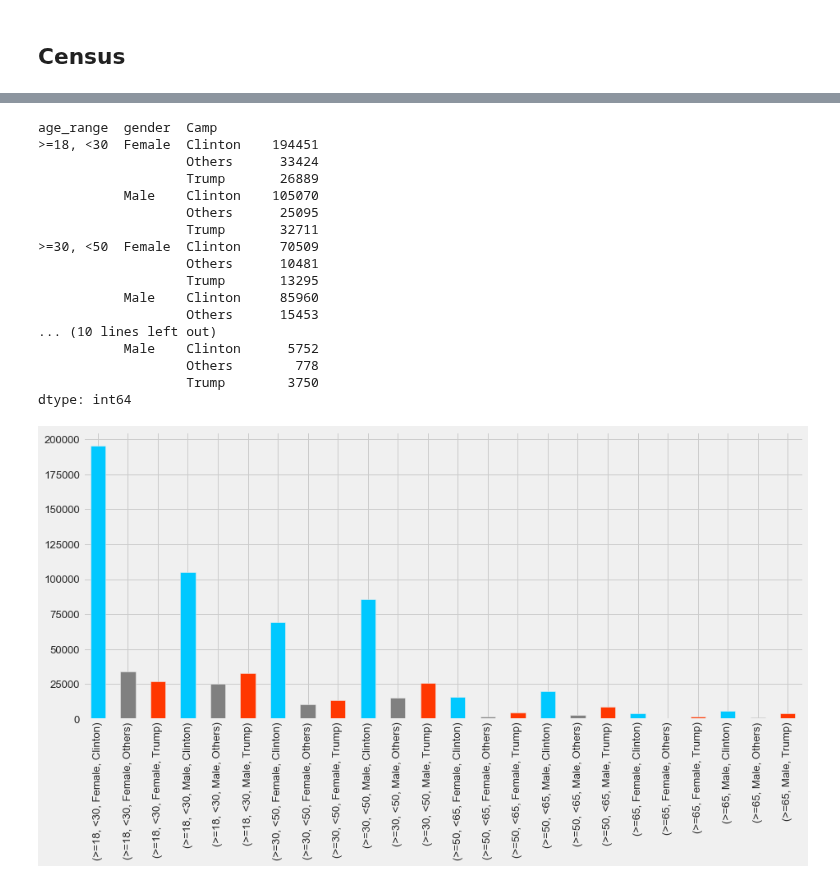
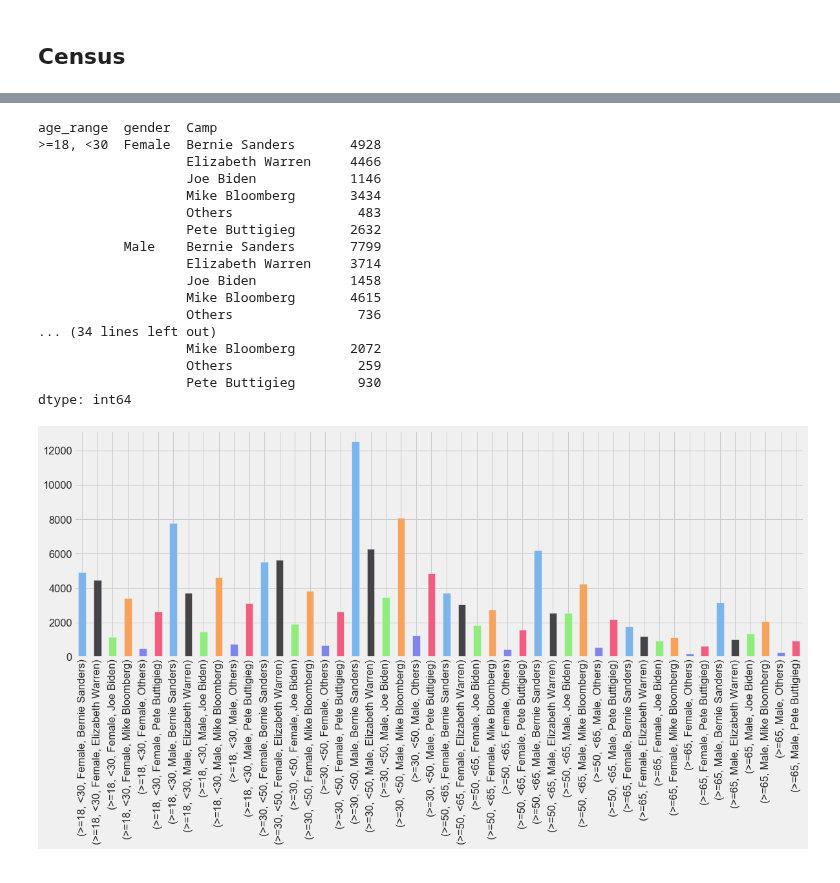
Before and after one commit to kayzhou/US_election, a Jupyter notebook: user_reweight_US.ipynb, the cells around one changed output, grey strips where cells are left out. Cells and saved outputs as stored; diff of their text form; code cells hidden in the pictures.

```diff
--- a/user_reweight_US.ipynb
+++ b/user_reweight_US.ipynb
@@ -2,0 +3,3 @@
+# %%
+from my_weapon import *
+plt.style.use('fivethirtyeight')
@@ -3,14 +19,14 @@
 # %%
 users = []
 
-for line in tqdm(open("disk/user_profile/2016election-all.json")):
+for line in tqdm(open("disk/users-face/2020-02-24.lj")):
     d = json.loads(line.strip())
     face = d["faces"][0]
     # print(face)
     age = face['attributes']["age"]["value"]
     gender = face['attributes']["gender"]["value"]
 
-    if age < 16:
+    if age < 18:
         continue
     elif age >= 18 and age < 30:
         age_range = ">=18, <30"
@@ -21,7 +37,11 @@ for line in tqdm(open("disk/user_profile/2016election-all.json")):
     elif age >= 65:
         age_range = ">=65"
 
-    users.append({"uid": d["id"], "age": age, "gender": gender, "age_range": age_range})
+    users.append({"uid": d["id"],
+                  "age": age,
+                  "gender": gender,
+                  "age_range": age_range}
+                )
 
 users = pd.DataFrame(users).set_index("uid")
 users = users[~users.index.duplicated(keep='first')]
@@ -170,6 +240,6 @@ male >=65     1525007  0.110882
 # %%
 # join the opinions
-
-users_opinion = pd.read_pickle("disk/data/df_users_remove_hillary_p=.7.pl")
+# users_opinion = pd.read_pickle("disk/users-pickle/14days-2020-02-03.pl")
+users_opinion = pd.read_pickle("disk/users-pickle/14days-2020-02-22.pl")
 # %%
 print("N of classified users:", len(users_opinion))
@@ -190,31 +277,33 @@ groups = users_v2.groupby(["age_range", "gender", "Camp"]).size()
 groups
 # %% [output]
 age_range  gender  Camp
->=18, <30  Female  Clinton    194451
-                   Others      33424
-                   Trump       26889
-           Male    Clinton    105070
-                   Others      25095
-                   Trump       32711
->=30, <50  Female  Clinton     70509
-                   Others      10481
-                   Trump       13295
-           Male    Clinton     85960
-                   Others      15453
-... (10 lines left out)
-           Male    Clinton      5752
-                   Others        778
-                   Trump        3750
+>=18, <30  Female  Bernie Sanders       4928
+                   Elizabeth Warren     4466
+                   Joe Biden            1146
+                   Mike Bloomberg       3434
+                   Others                483
+                   Pete Buttigieg       2632
+           Male    Bernie Sanders       7799
+                   Elizabeth Warren     3714
+                   Joe Biden            1458
+                   Mike Bloomberg       4615
+                   Others                736
+... (34 lines left out)
+                   Mike Bloomberg       2072
+                   Others                259
+                   Pete Buttigieg        930
 dtype: int64
 # %%
-Kc = "#00c8ff";
-Mc = "#ff3700";
-sns.set(style="darkgrid", font_scale=1.2)
+colors = [
+'#7cb5ec', '#434348', '#90ed7d', '#f7a35c', '#8085e9', '#f15c80',
+]
+
+sns.set(style="darkgrid", font_scale=1.5)
 plt.style.use('fivethirtyeight')
-plt.figure(figsize=(14, 6))
-groups.plot.bar(color=[Kc, "grey", Mc])
+plt.figure(figsize=(18, 6))
+groups.plot.bar(color=colors)
 plt.xlabel("")
-plt.savefig("web/static/different_users_us.png", bbox_inches = 'tight', dpi=300)
+plt.savefig("../Argentina_election/web/static/US2020_age_gender_0222.png", bbox_inches = 'tight', dpi=300)
 # %% [output]
-[figure, old version]
+[figure, new version]
 # %%
```
Also changed, not shown: parts of 51 cells of this notebook, 9 other files.
